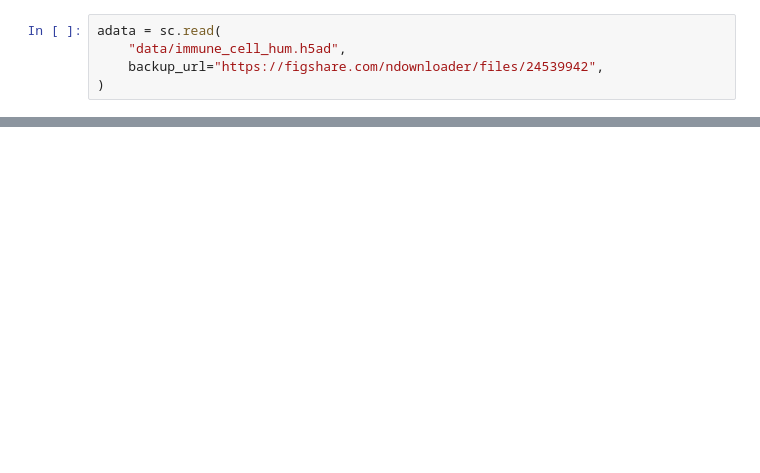
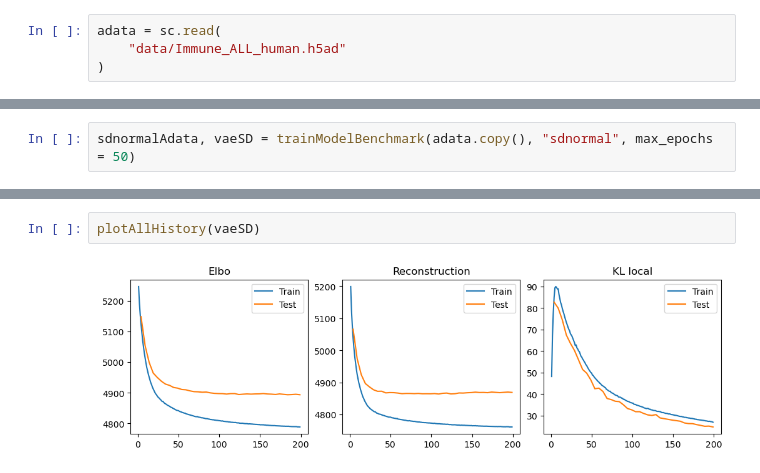
Before and after one commit to LeanderDiazBone/BachelorThesis, a Jupyter notebook: benchmark_imm_hum.ipynb, the cells around one changed output, grey strips where cells are left out. Saved outputs shown, nothing was run; the diff lists cells and outputs as text; blank space fills up the shorter version.

```diff
--- a/benchmark_imm_hum.ipynb
+++ b/benchmark_imm_hum.ipynb
@@ -10,5 +10,4 @@ from functions import *
 # %%
 adata = sc.read(
-    "data/immune_cell_hum.h5ad",
-    backup_url="https://figshare.com/ndownloader/files/24539942",
+    "data/Immune_ALL_human.h5ad"
 )
@@ -14,0 +40,2 @@ adata = sc.read(
+# %%
+sdnormalAdata, vaeSD = trainModelBenchmark(adata.copy(), "sdnormal", max_epochs = 50)
@@ -14,0 +81,4 @@ adata = sc.read(
+# %%
+plotAllHistory(vaeSD)
+# %% [output]
+[figure, added]
```
Also changed, not shown: parts of 10 cells of this notebook, 9 other files.
